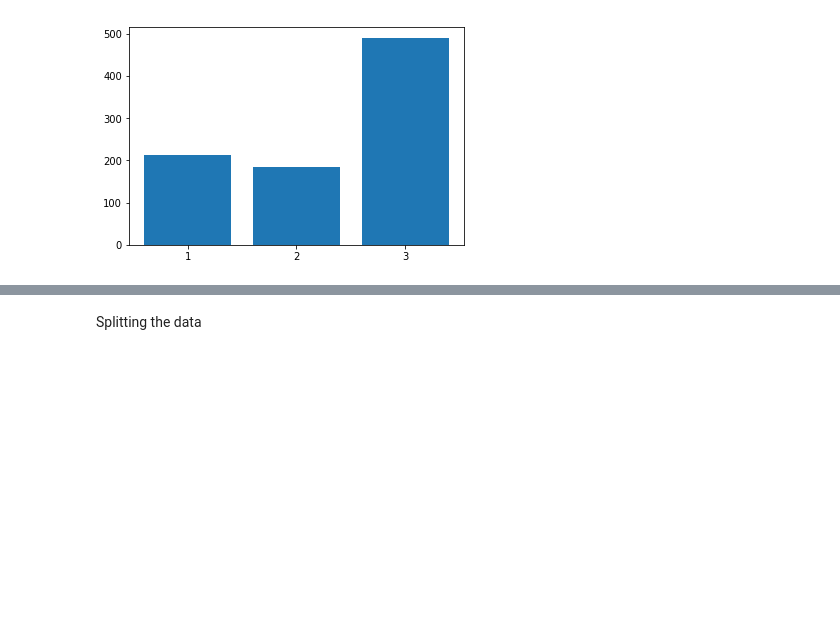
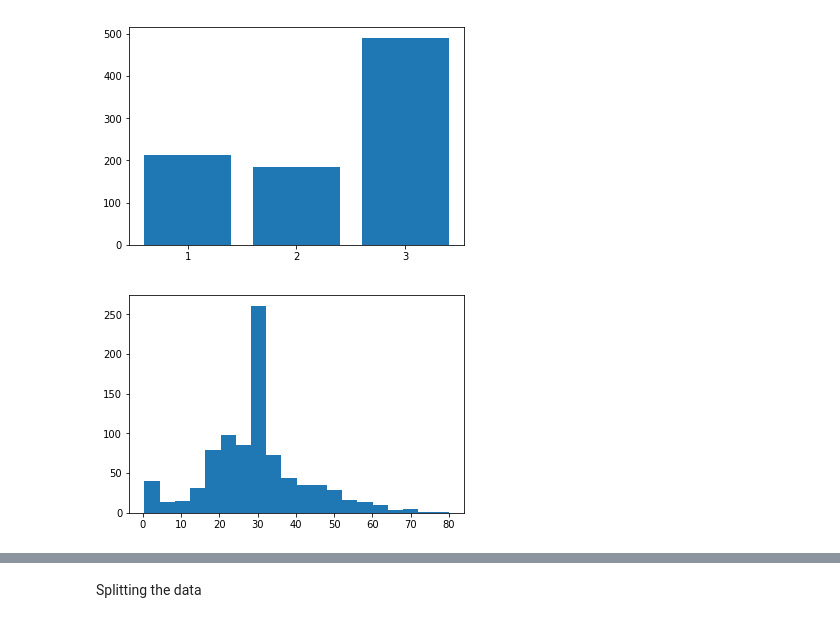
Before and after one commit to Astr-o/titanic-ml, a Jupyter notebook: titanic-machine-learning.ipynb, the cells around one changed output, grey strips where cells are left out. Drawn from its saved outputs; the diff is of its cells as text; code cells hidden in the pictures; blank space fills up the shorter version.

```diff
--- a/titanic-machine-learning.ipynb
+++ b/titanic-machine-learning.ipynb
@@ -169,3 +170,8 @@ plt.xticks(class_counts.keys())
 plt.show()
 # %% [output]
 [figure]
+# %%
+plt.hist(train_df['Age'], 20)
+plt.show()
+# %% [output]
+[figure, added]
```
Also changed, not shown: parts of 43 cells of this notebook, 3 other files.
